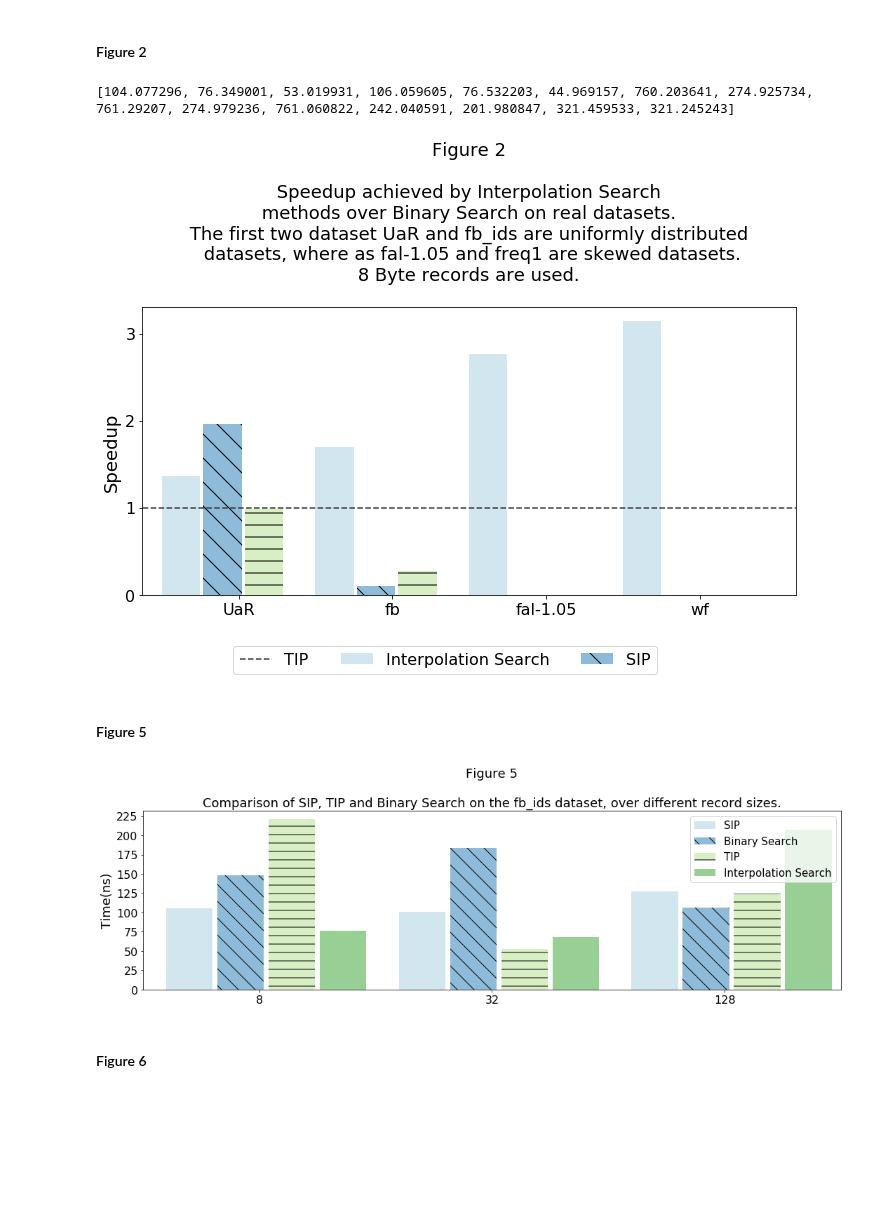
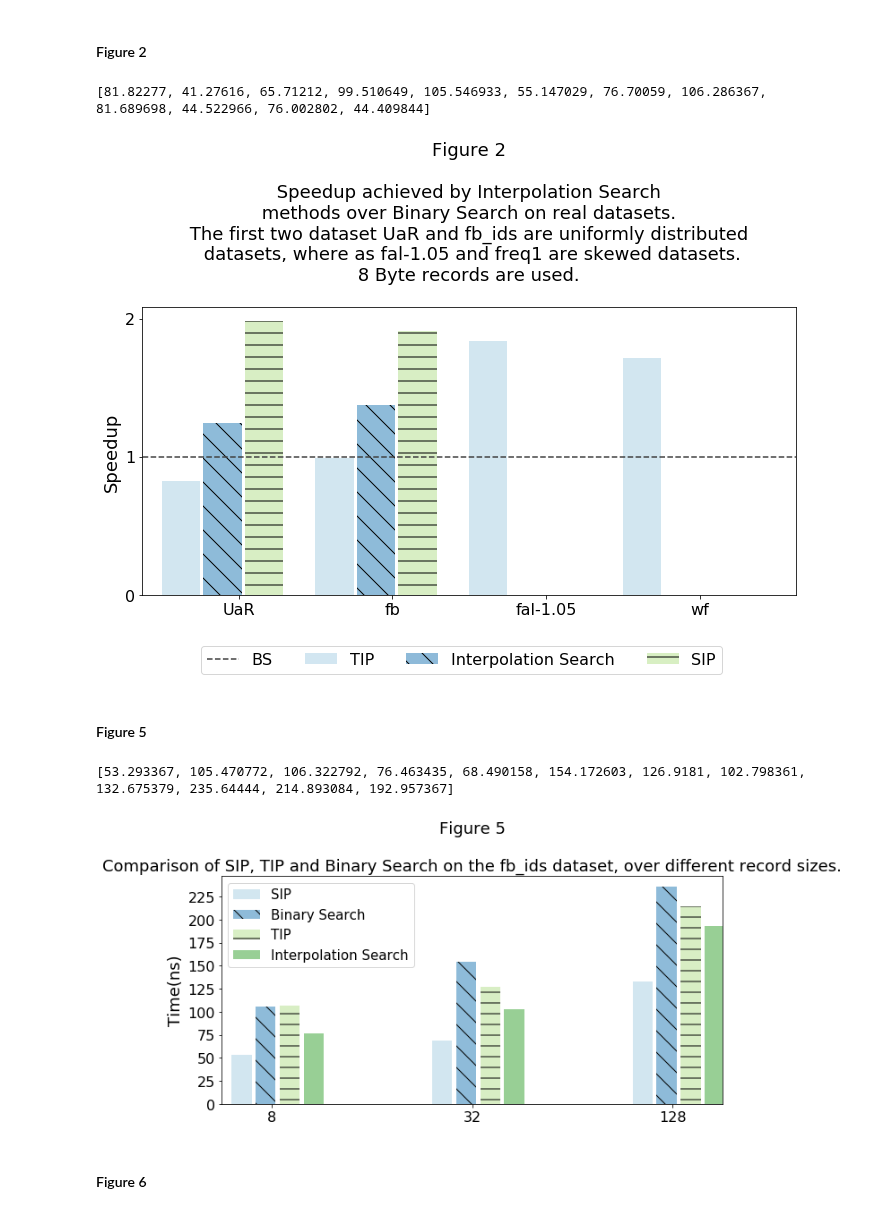
Before and after one commit to UWHustle/Efficiently-Searching-In-Memory-Sorted-Arrays, a Jupyter notebook: reproduce_experiments/CreateFigures.ipynb, the cells around one changed output. Drawn from its saved outputs; the diff is of its cells as text; code cells hidden in the pictures; blank space fills up the shorter version.

```diff
--- a/reproduce_experiments/CreateFigures.ipynb
+++ b/reproduce_experiments/CreateFigures.ipynb
@@ -20,7 +20,7 @@ from matplotlib.ticker import MaxNLocator
 
 def get_results(tsvname):
     times=[]
-    with open("res_big/"+tsvname+".results", newline='') as csvfile:
+    with open("experiments_results/"+tsvname+".results", newline='') as csvfile:
         csvreader = csv.reader(csvfile, delimiter='\t')
         for row in csvreader:
             if len(row)>0:
@@ -28,6 +28,8 @@ def get_results(tsvname):
                 lastval = splitrow[len(splitrow) - 1]
                 if (lastval[0].isdigit()):
                     times.append(float(lastval))
+    print(len(times))
+    print(times)
     return times
 
 
@@ -39,14 +41,7 @@ def fullConfiguration():
 # %%
 tsv = "fig2.tsv"
 
-# A smaller size allows experiments to finish faster
-
-size=5
-if fullConfiguration():
-    size=8
-
 results=get_results(tsv)
-print(results)
 
 uarResults=results[0:4]
 fbidsResults=results[4:8]
@@ -73,9 +68,9 @@ for i in range(1,len(freq1Results)):
 
 # Plot
 # Group the speedups by algorithm
-tipSpeedups=[uarSpeedups[0], fbidsSpeedups[0], falSpeedups[0], freq1Speedups[0]]
-ISSpeedups=[uarSpeedups[1], fbidsSpeedups[1],0,0]
-sipSpeedups=[uarSpeedups[2], fbidsSpeedups[2],0,0]
+sipSpeedups=[uarSpeedups[0], fbidsSpeedups[0],0,0]
+ISpeedups=[uarSpeedups[1], fbidsSpeedups[1],0,0]
+tipSpeedups=[uarSpeedups[2], fbidsSpeedups[2],falSpeedups[0], freq1Speedups[0]]
 
 labels=["UaR", "fb", "fal-1.05", "wf"]
 pos = [0,1,2,3]
@@ -127,12 +122,12 @@ plt.xlim(min(pos)-width, max(pos)+width*4)
 
 # Adding the legend and showing the plot
 # plt.legend(prop={'size': 22}, ncol=3, loc='upper right', bbox_to_anchor=(0.7, -0.15))
-plt.legend(['TIP', 'Interpolation Search', 'SIP'], ncol=4, bbox_to_anchor=(.8, -0.15), loc='upper right',prop={'size': 16})
+plt.legend(['BS','TIP', 'Interpolation Search', 'SIP'], ncol=4, bbox_to_anchor=(.9, -0.15), loc='upper right',prop={'size': 16})
 plt.tight_layout()
 plt.gcf().savefig('./figures/fig2.pdf', format='pdf')
 # %% [output]
-[104.077296, 76.349001, 53.019931, 106.059605, 76.532203, 44.969157, 760.203641, 274.925734, 761.29207, 274.979236, 761.060822, 242.040591, 201.980847, 321.459533, 321.245243]
+[81.82277, 41.27616, 65.71212, 99.510649, 105.546933, 55.147029, 76.70059, 106.286367, 81.689698, 44.522966, 76.002802, 44.409844]
-[figure, old version]
+[figure, new version]
 # %% [markdown]
 #### Figure 5
 # %%
@@ -140,7 +135,6 @@ tsv="fig5.tsv"
 
 results=get_results(tsv)
 
-# Plot
 # Group the results by algorithm
 sipResult=[results[0], results[4], results[8]]
 bsResult=[results[1], results[5], results[9]]
@@ -148,9 +142,9 @@ tipResult=[results[2], results[6], results[10]]
 isResult=[results[3], results[7], results[11]]
 
 pos = [0,1,2]
-width = 0.20
+width = 0.10
 
-fig, ax = plt.subplots(figsize=(15,5))
+fig, ax = plt.subplots(figsize=(11,5))
 plt.bar(pos,
         sipResult,
         width,
@@ -180,34 +174,35 @@ plt.bar([p + (width+.02)*3 for p in pos],
         alpha=0.5,
         color=green,
         label="Interpolation Search")
 
 ax.set_ylabel('Time(ns)', size=18)
 
 ax.set_title('Figure 5', size=22)
 
 # Set the position of the x ticks
 ax.set_xticks([p + 1.5 * width for p in pos])
 ax.yaxis.set_major_locator(MaxNLocator(integer=True))
 
 # Set the labels for the x ticks
 ax.set_xticklabels(["8","32","128"], size=15)
 ax.tick_params(axis='both', which='major', labelsize=16)
 
 # Setting the x-axis and y-axis limits
 plt.xlim(min(pos)-width, max(pos)+width*4)
 # plt.ylim([0, max(df['pre_score'] + df['mid_score'] + df['post_score'])] )
 
 # Adding the legend and showing the plot
 caption = "Figure 5\n\nComparison of SIP, TIP and Binary Search on the fb_ids dataset, over different record sizes."
 plt.title(caption, size=18)
 plt.tight_layout()
 plt.legend(['SIP', 'Binary Search', 'TIP', 'Interpolation Search' ], loc='upper right')
 plt.legend(prop={'size': 15})
 
 
 plt.gcf().savefig('./figures/fig5.pdf', format='pdf')
 # %% [output]
+[53.293367, 105.470772, 106.322792, 76.463435, 68.490158, 154.172603, 126.9181, 102.798361, 132.675379, 235.64444, 214.893084, 192.957367]
-[figure, old version]
+[figure, new version]
 # %% [markdown]
 #### Figure 6
 # %%
```
Also changed, not shown: parts of 5 cells of this notebook, 4 other files.
